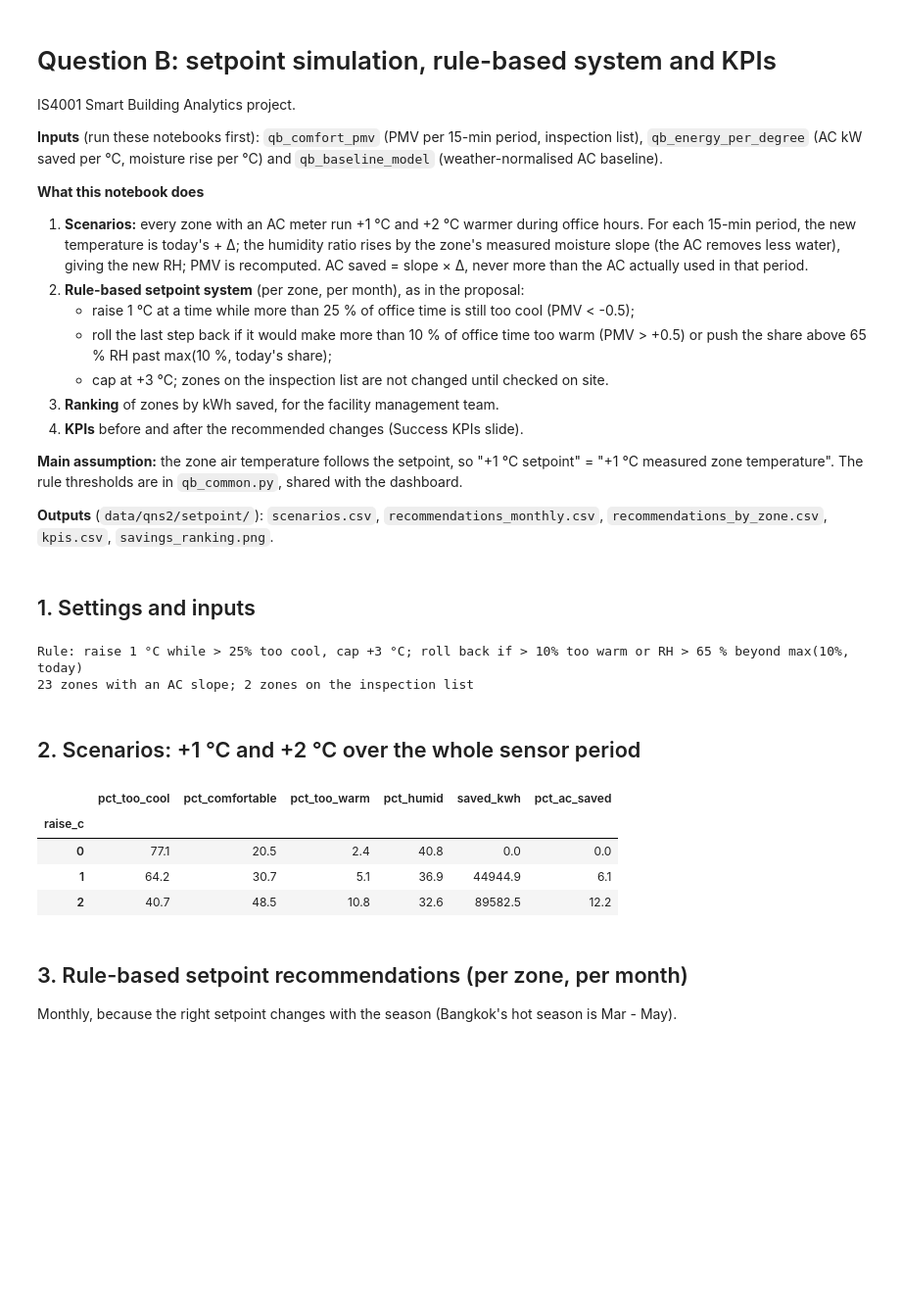
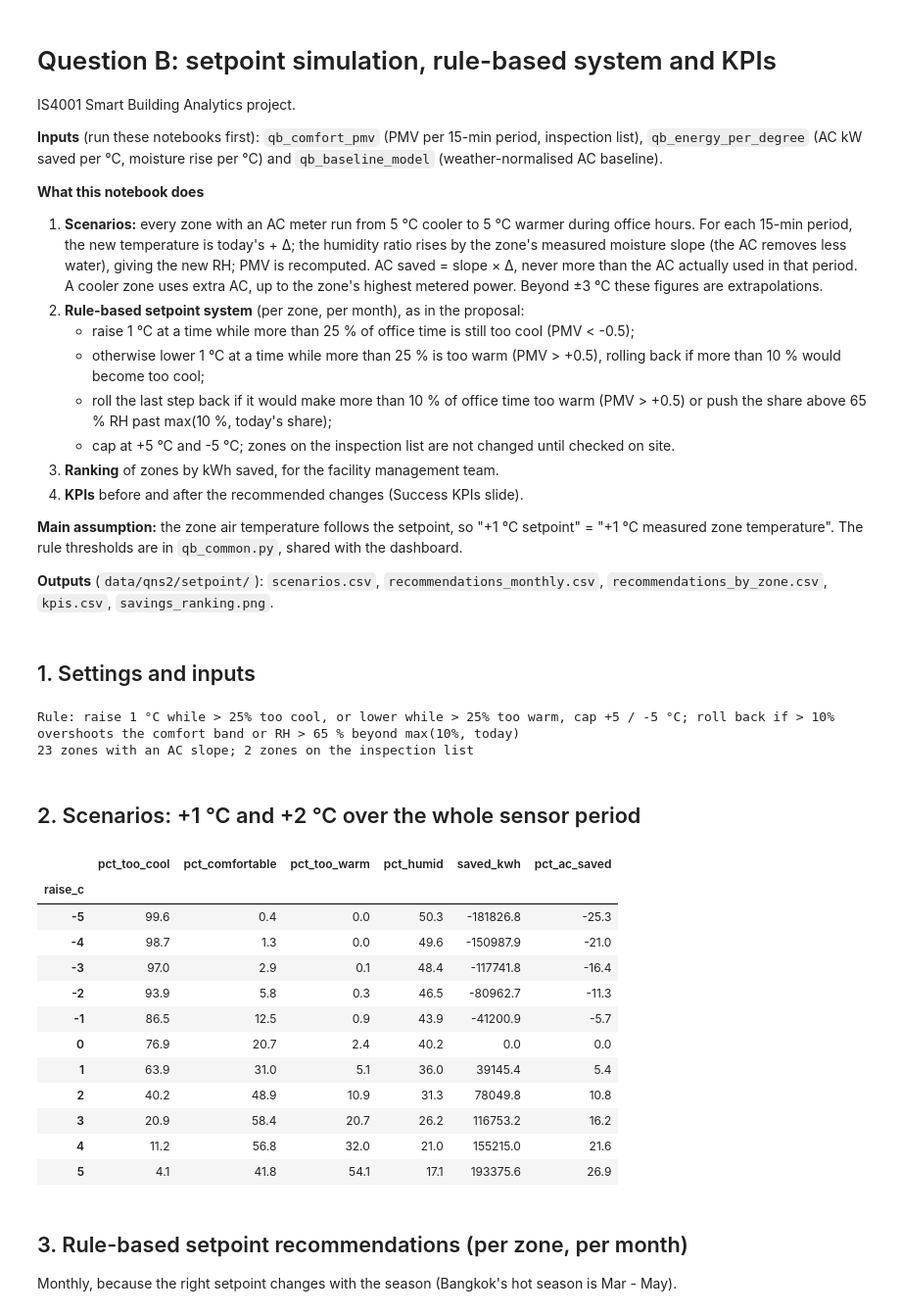
Before and after one commit to fcyap/IS4001-G1T4, a Jupyter notebook: notebooks/qn2/qb_setpoint_sim.ipynb, the cells around one changed output. Shown at 98% size. Drawn from its saved outputs; the diff is of its cells as text; code cells hidden in the pictures; blank space fills up the shorter version.

```diff
--- a/notebooks/qn2/qb_setpoint_sim.ipynb
+++ b/notebooks/qn2/qb_setpoint_sim.ipynb
@@ -9,15 +9,18 @@ IS4001 Smart Building Analytics project.
 
 **What this notebook does**
 
-1. **Scenarios:** every zone with an AC meter run +1 °C and +2 °C warmer during office hours. For each
+1. **Scenarios:** every zone with an AC meter run from 5 °C cooler to 5 °C warmer during office hours. For each
    15-min period, the new temperature is today's + Δ; the humidity ratio rises by the zone's measured
    moisture slope (the AC removes less water), giving the new RH; PMV is recomputed. AC saved =
-   slope × Δ, never more than the AC actually used in that period.
+   slope × Δ, never more than the AC actually used in that period. A cooler zone uses extra AC,
+   up to the zone's highest metered power. Beyond ±3 °C these figures are extrapolations.
 2. **Rule-based setpoint system** (per zone, per month), as in the proposal:
    - raise 1 °C at a time while more than 25 % of office time is still too cool (PMV < -0.5);
+   - otherwise lower 1 °C at a time while more than 25 % is too warm (PMV > +0.5), rolling back if
+     more than 10 % would become too cool;
    - roll the last step back if it would make more than 10 % of office time too warm (PMV > +0.5) or
      push the share above 65 % RH past max(10 %, today's share);
-   - cap at +3 °C; zones on the inspection list are not changed until checked on site.
+   - cap at +5 °C and -5 °C; zones on the inspection list are not changed until checked on site.
 3. **Ranking** of zones by kWh saved, for the facility management team.
 4. **KPIs** before and after the recommended changes (Success KPIs slide).
 
@@ -41,11 +44,12 @@ from qb_common import (BASELINE_DIR, COMFORT_DIR, SETPOINT_DIR, FLOORS, PERIOD_H
 
 warnings.simplefilter("ignore", category=FutureWarning)
 
-SCENARIOS_C = [1, 2]            # proposal: simulate +1 and +2 °C
+SCENARIOS_C = [d for d in range(-5, 6) if d]    # -5 to +5 °C; beyond qc.RELIABLE_CHANGE_C is extrapolated
 MIN_PERIODS_PER_MONTH = 160     # a zone-month needs about 5 office days of data for a recommendation
 
-print(f"Rule: raise {qc.RAISE_STEP_C:g} °C while > {qc.RAISE_IF_TOO_COOL_SHARE:.0%} too cool, cap +{qc.MAX_RAISE_C:g} °C; "
-      f"roll back if > {qc.TOO_WARM_TOLERANCE:.0%} too warm or RH > {qc.RH_LIMIT:g} % beyond max({qc.HUMID_TOLERANCE:.0%}, today)")
+print(f"Rule: raise {qc.RAISE_STEP_C:g} °C while > {qc.RAISE_IF_TOO_COOL_SHARE:.0%} too cool, or lower while "
+      f"> {qc.LOWER_IF_TOO_WARM_SHARE:.0%} too warm, cap +{qc.MAX_RAISE_C:g} / -{qc.MAX_LOWER_C:g} °C; "
+      f"roll back if > {qc.TOO_WARM_TOLERANCE:.0%} overshoots the comfort band or RH > {qc.RH_LIMIT:g} % beyond max({qc.HUMID_TOLERANCE:.0%}, today)")
 
 pmv = pd.read_csv(COMFORT_DIR / "pmv_15min.csv", parse_dates=["timestamp"], index_col="timestamp")
 inspection = pd.read_csv(COMFORT_DIR / "inspection_list.csv")
@@ -53,39 +57,48 @@ slopes = pd.read_csv(SETPOINT_DIR / "kw_per_degC.csv")
 
 inspect_keys = set(zip(inspection["floor"], inspection["zone"]))
 slope_of = {(r.floor, r.zone): (r.saving_kw_per_c, r.moisture_g_per_kg_per_c) for r in slopes.itertuples()}
+ac_cap = pmv.groupby(["floor", "zone"])["ac_kw"].max().fillna(0.0)    # the most a cooler setpoint can draw
 print(f"{len(slope_of)} zones with an AC slope; {len(inspect_keys)} zones on the inspection list")
 # %% [output]
-Rule: raise 1 °C while > 25% too cool, cap +3 °C; roll back if > 10% too warm or RH > 65 % beyond max(10%, today)
+Rule: raise 1 °C while > 25% too cool, or lower while > 25% too warm, cap +5 / -5 °C; roll back if > 10% overshoots the comfort band or RH > 65 % beyond max(10%, today)
 23 zones with an AC slope; 2 zones on the inspection list
 # %% [markdown]
 ## 2. Scenarios: +1 °C and +2 °C over the whole sensor period
 # %%
 rows = []
 for (floor, zone), z in pmv.groupby(["floor", "zone"]):
     if (floor, zone) not in slope_of:
         continue
     kw_per_c, dw = slope_of[(floor, zone)]
     for delta in [0] + SCENARIOS_C:
-        sim = simulate_setpoint(z["temp_c"], z["rh_pct"], z["ac_kw"], delta, kw_per_c, dw)
+        sim = simulate_setpoint(z["temp_c"], z["rh_pct"], z["ac_kw"], delta, kw_per_c, dw, ac_cap[(floor, zone)])
         rows.append({"floor": floor, "zone": zone, "raise_c": delta,
                      "inspect_first": (floor, zone) in inspect_keys, **summarise_sim(sim)})
 scenarios = pd.DataFrame(rows)
 scenarios.to_csv(SETPOINT_DIR / "scenarios.csv", index=False)
 
 building = scenarios.groupby("raise_c").apply(lambda d: pd.Series({
     "pct_too_cool": np.average(d["pct_too_cool"], weights=d["periods"]),
     "pct_comfortable": np.average(d["pct_comfortable"], weights=d["periods"]),
     "pct_too_warm": np.average(d["pct_too_warm"], weights=d["periods"]),
     "pct_humid": np.average(d["pct_humid"], weights=d["periods"]),
     "saved_kwh": d["saved_kwh"].sum(),
     "pct_ac_saved": d["saved_kwh"].sum() / d["ac_kwh"].sum() * 100})).round(1)
 building
 # %% [output]
 |  | pct_too_cool | pct_comfortable | pct_too_warm | pct_humid | saved_kwh | pct_ac_saved |
 | raise_c |  |  |  |  |  |  |
-| 0 | 77.1 | 20.5 | 2.4 | 40.8 | 0.0 | 0.0 |
-| 1 | 64.2 | 30.7 | 5.1 | 36.9 | 44944.9 | 6.1 |
-| 2 | 40.7 | 48.5 | 10.8 | 32.6 | 89582.5 | 12.2 |
+| -5 | 99.6 | 0.4 | 0.0 | 50.3 | -181826.8 | -25.3 |
+| -4 | 98.7 | 1.3 | 0.0 | 49.6 | -150987.9 | -21.0 |
+| -3 | 97.0 | 2.9 | 0.1 | 48.4 | -117741.8 | -16.4 |
+| -2 | 93.9 | 5.8 | 0.3 | 46.5 | -80962.7 | -11.3 |
+| -1 | 86.5 | 12.5 | 0.9 | 43.9 | -41200.9 | -5.7 |
+| 0 | 76.9 | 20.7 | 2.4 | 40.2 | 0.0 | 0.0 |
+| 1 | 63.9 | 31.0 | 5.1 | 36.0 | 39145.4 | 5.4 |
+| 2 | 40.2 | 48.9 | 10.9 | 31.3 | 78049.8 | 10.8 |
+| 3 | 20.9 | 58.4 | 20.7 | 26.2 | 116753.2 | 16.2 |
+| 4 | 11.2 | 56.8 | 32.0 | 21.0 | 155215.0 | 21.6 |
+| 5 | 4.1 | 41.8 | 54.1 | 17.1 | 193375.6 | 26.9 |
 # %% [markdown]
 ## 3. Rule-based setpoint recommendations (per zone, per month)
 Monthly, because the right setpoint changes with the season (Bangkok's hot season is Mar - May).
```
Also changed, not shown: parts of 4 cells of this notebook, 31 other files.
